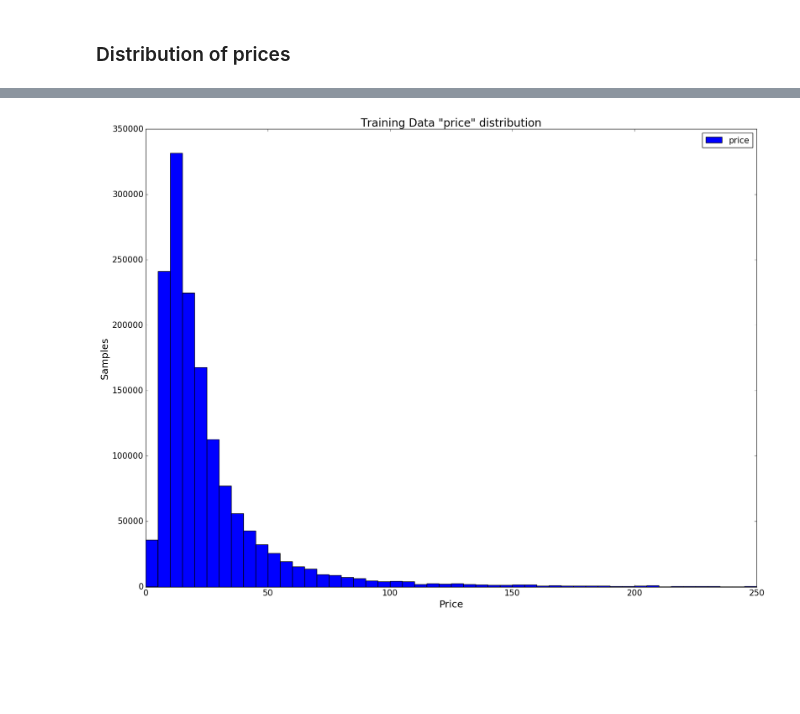
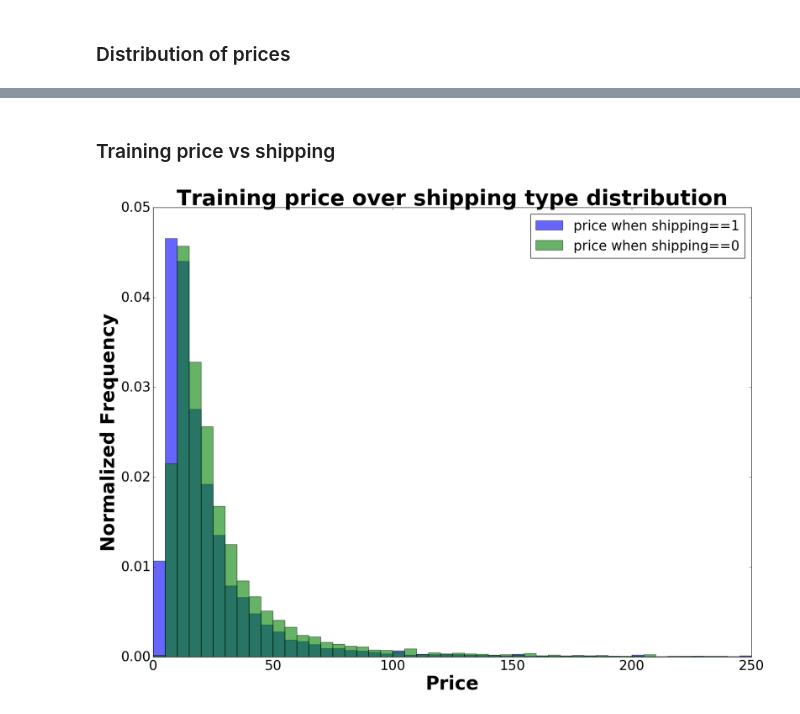
Before and after one commit to mercari-price-prediction/mercari-price-prediction, a Jupyter notebook: code/Exploratory_Data_Analysis.ipynb, the cells around one changed output, grey strips where cells are left out. Cells and saved outputs as stored; diff of their text form; code cells hidden in the pictures; blank space fills up the shorter version.

Commit message:
added figures and script for EDA

```diff
--- a/code/Exploratory_Data_Analysis.ipynb
+++ b/code/Exploratory_Data_Analysis.ipynb
@@ -23,13 +43,19 @@ df_test = pd.read_csv('../../../data/test.tsv', sep='\t')
+# %% [markdown]
+### Training price vs shipping
 # %%
 fig = plt.figure(figsize=(20, 15))
-plt.hist(df_train['price'], bins=50, range=[0,250], label='price')
-plt.title('Training Data "price" distribution', fontsize=20)
-plt.xlabel('Price', fontsize=18)
-plt.ylabel('Samples', fontsize=18)
-plt.xticks(fontsize=15)
-plt.yticks(fontsize=15)
-plt.legend(fontsize=15)
+bins=50
+plt.hist(df_train[df_train['shipping']==1]['price'], bins, normed=True, range=[0,250],
+         alpha=0.6, label='price when shipping==1')
+plt.hist(df_train[df_train['shipping']==0]['price'], bins, normed=True, range=[0,250],
+         alpha=0.6, label='price when shipping==0')
+plt.title('Training price over shipping type distribution', fontsize=40,fontweight='bold')
+plt.xlabel('Price', fontsize=35,fontweight='bold')
+plt.ylabel('Normalized Frequency', fontsize=35,fontweight='bold')
+plt.legend(fontsize=25)
+plt.xticks(fontsize=25)
+plt.yticks(fontsize=25)
 plt.show()
-fig.savefig('trainPrice.png', bbox_inches='tight')
+fig.savefig('trainPrice_vs_shipping.png', bbox_inches='tight')
 # %% [output]
-[figure, old version]
+[figure, new version]
```
Also changed, not shown: parts of 9 cells of this notebook, 6 other files.
